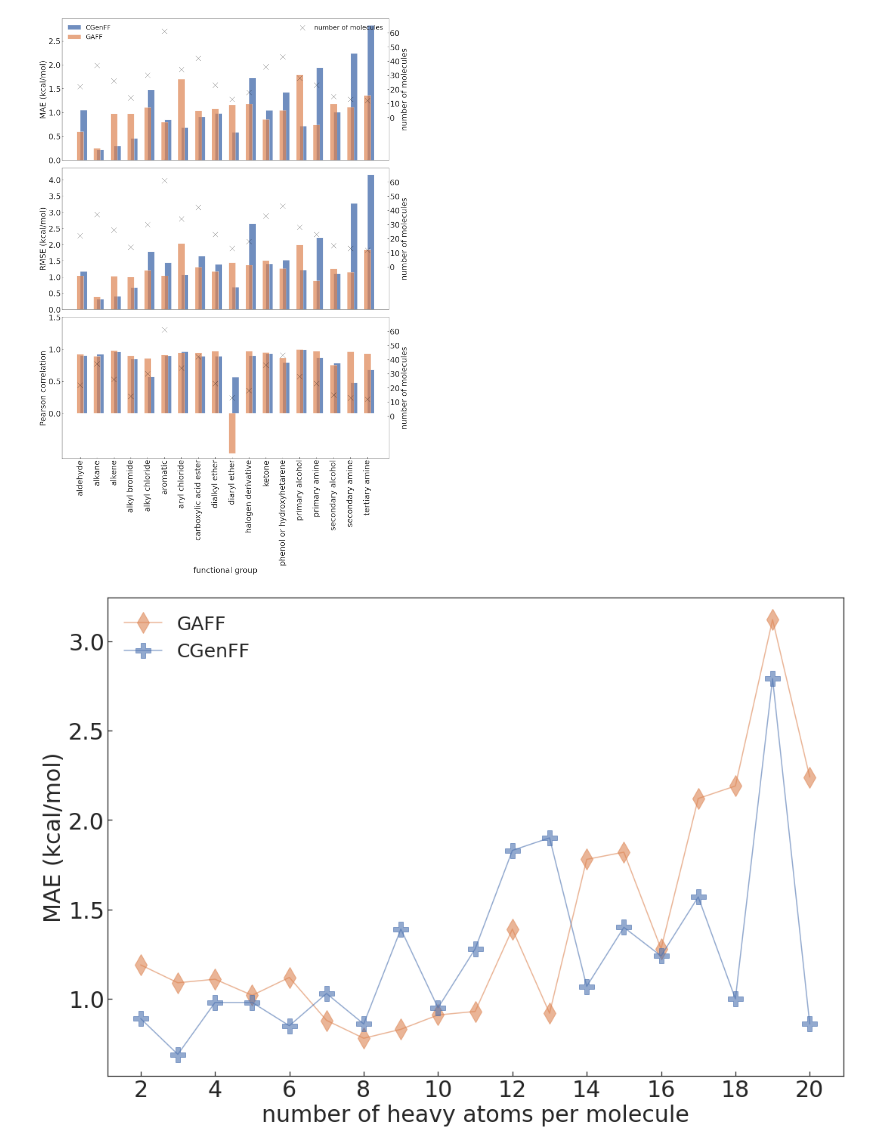
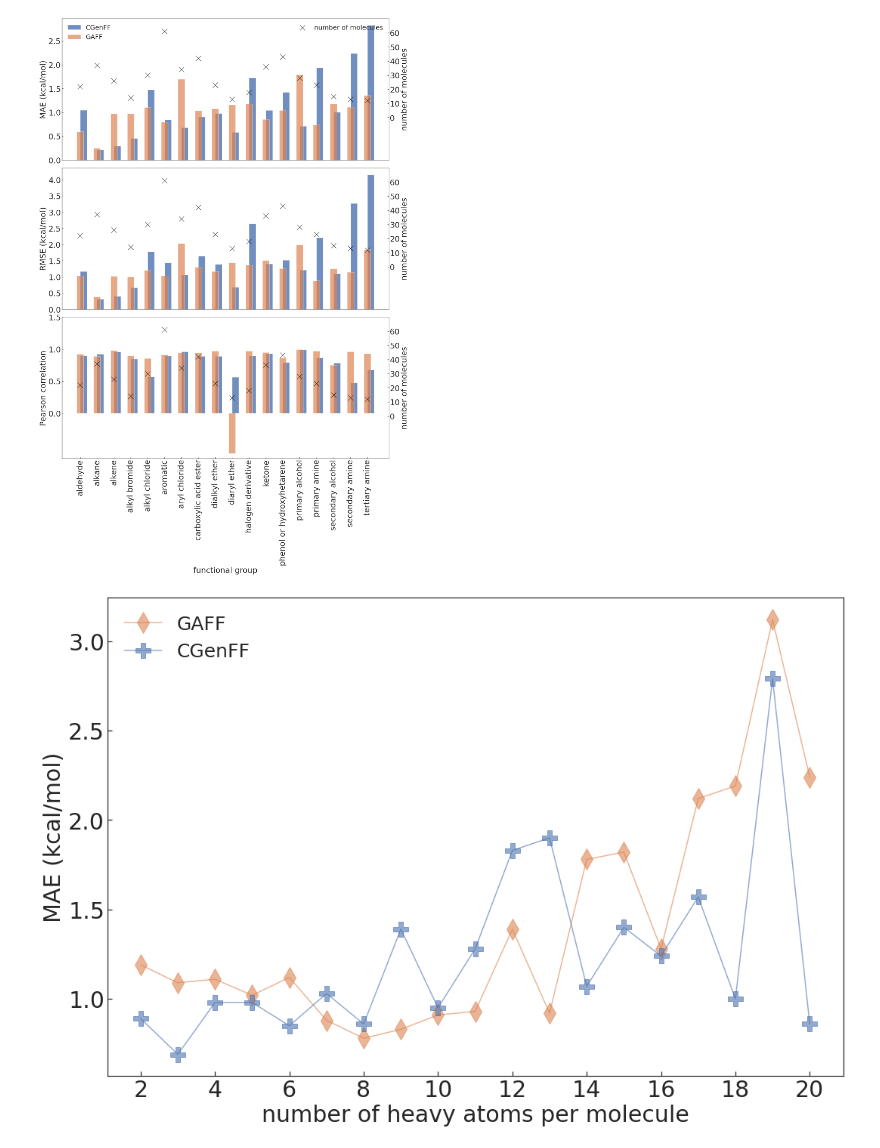
Before and after one commit to JohannesKarwou/notebooks, a Jupyter notebook: freeSolvSummary.ipynb, the cells around one changed output. Cells and saved outputs as stored; diff of their text form; code cells hidden in the pictures.

```diff
--- a/freeSolvSummary.ipynb
+++ b/freeSolvSummary.ipynb
@@ -370,7 +370,7 @@ ax2.scatter(
     color="black",
     label="number of molecules",
     marker="x",
-    alpha=0.4,
+    alpha=0.8,
 )
 ax2.set_ylabel("number of molecules")
 
@@ -403,7 +403,7 @@ ax2.scatter(
     color="black",
     label="number of molecules",
     marker="x",
-    alpha=0.4,
+    alpha=0.8,
 )
 ax2.set_ylabel("number of molecules")
 
@@ -414,35 +414,35 @@ ax[1].set_ylabel("RMSE (kcal/mol)")
 ######## Pearson correlation ##############
 comb_tf = comb_tf.dropna(axis=0)
 ax[2].bar(
     comb_tf["group1"], comb_tf["r"], alpha=0.8, align="edge", width=0.4, label="CGenFF"
 )
 
 comb = comb.dropna(axis=0)  # remove all nan
 ax[2].bar(comb["group1"], comb["r"], alpha=0.7, width=0.4, label="GAFF")
 
 # Second axis
 ax2 = ax[2].twinx()
 ax2.scatter(
     comb["group1"],
     comb["number"],
     color="black",
     label="number of molecules",
     marker="x",
-    alpha=0.4,
+    alpha=0.8,
 )
 ax2.set_ylabel("number of molecules")
 
 ax2.set_yticks(np.arange(-30, 80, 10))
 ax2.set_yticks([0, 10, 20, 30, 40, 50, 60])
 ax[2].set_yticks(np.arange(0, 2, 0.5))
 ax[2].set_ylabel("Pearson correlation")
 
 
 ax[2].set_xlabel("functional group")
 plt.tight_layout(h_pad=0.1)
 plt.savefig("images/functional_groups_hist.pdf")
 # %% [output]
-[figure, old version]
+[figure, new version]
 # %%
 from openbabel import openbabel
 from openbabel import pybel
```
Also changed, not shown: parts of 6 cells of this notebook, 9 other files.
